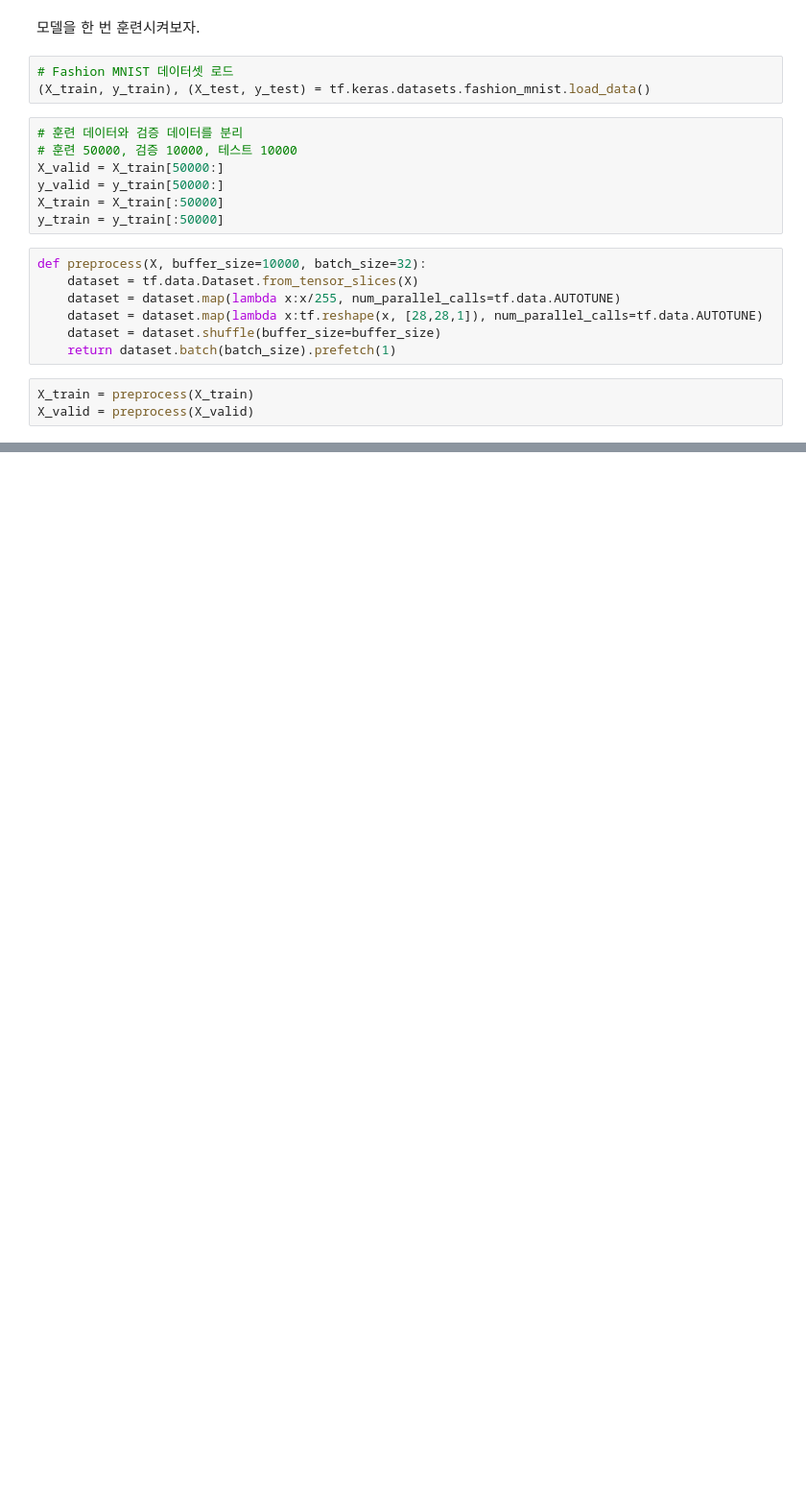
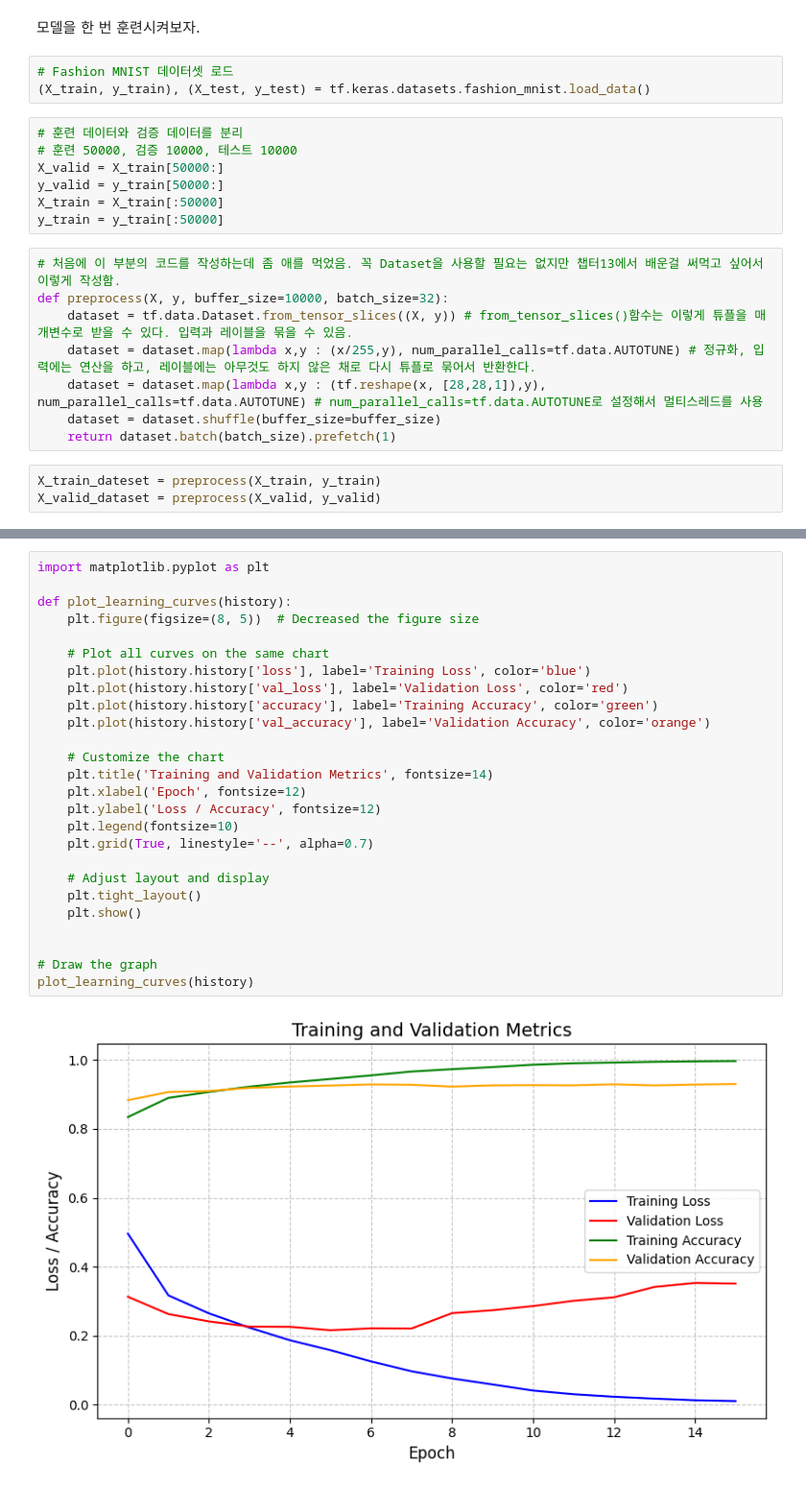
Before and after one commit to p0tat0-113/handson_ml_--, a Jupyter notebook: chapter14_1.ipynb, the cells around one changed output, grey strips where cells are left out. Shown at 96% size. Drawn from its saved outputs; the diff is of its cells as text; blank space fills up the shorter version.

```diff
--- a/chapter14_1.ipynb
+++ b/chapter14_1.ipynb
@@ -176,13 +219,14 @@ y_valid = y_train[50000:]
 X_train = X_train[:50000]
 y_train = y_train[:50000]
 # %%
-def preprocess(X, buffer_size=10000, batch_size=32):
-    dataset = tf.data.Dataset.from_tensor_slices(X)
-    dataset = dataset.map(lambda x:x/255, num_parallel_calls=tf.data.AUTOTUNE)
-    dataset = dataset.map(lambda x:tf.reshape(x, [28,28,1]), num_parallel_calls=tf.data.AUTOTUNE)
+# 처음에 이 부분의 코드를 작성하는데 좀 애를 먹었음. 꼭 Dataset을 사용할 필요는 없지만 챕터13에서 배운걸 써먹고 싶어서 이렇게 작성함.
+def preprocess(X, y, buffer_size=10000, batch_size=32):
+    dataset = tf.data.Dataset.from_tensor_slices((X, y)) # from_tensor_slices()함수는 이렇게 튜플을 매개변수로 받을 수 있다. 입력과 레이블을 묶을 수 있음.
+    dataset = dataset.map(lambda x,y : (x/255,y), num_parallel_calls=tf.data.AUTOTUNE) # 정규화, 입력에는 연산을 하고, 레이블에는 아무것도 하지 않은 채로 다시 튜플로 묶어서 반환한다.
+    dataset = dataset.map(lambda x,y : (tf.reshape(x, [28,28,1]),y), num_parallel_calls=tf.data.AUTOTUNE) # num_parallel_calls=tf.data.AUTOTUNE로 설정해서 멀티스레드를 사용
     dataset = dataset.shuffle(buffer_size=buffer_size)
     return dataset.batch(batch_size).prefetch(1)
 # %%
-X_train = preprocess(X_train)
-X_valid = preprocess(X_valid)
+X_train_dateset = preprocess(X_train, y_train)
+X_valid_dataset = preprocess(X_valid, y_valid)
 # %%
@@ -192,0 +293,28 @@ ValueError: `y` argument is not supported when using dataset as input.
+# %%
+import matplotlib.pyplot as plt
+
+def plot_learning_curves(history):
+    plt.figure(figsize=(8, 5))  # Decreased the figure size
+
+    # Plot all curves on the same chart
+    plt.plot(history.history['loss'], label='Training Loss', color='blue')
+    plt.plot(history.history['val_loss'], label='Validation Loss', color='red')
+    plt.plot(history.history['accuracy'], label='Training Accuracy', color='green')
+    plt.plot(history.history['val_accuracy'], label='Validation Accuracy', color='orange')
+
+    # Customize the chart
+    plt.title('Training and Validation Metrics', fontsize=14)
+    plt.xlabel('Epoch', fontsize=12)
+    plt.ylabel('Loss / Accuracy', fontsize=12)
+    plt.legend(fontsize=10)
+    plt.grid(True, linestyle='--', alpha=0.7)
+
+    # Adjust layout and display
+    plt.tight_layout()
+    plt.show()
+
+
+# Draw the graph
+plot_learning_curves(history)
+# %% [output]
+[figure, added]
```
Also changed, not shown: parts of 13 cells of this notebook.
